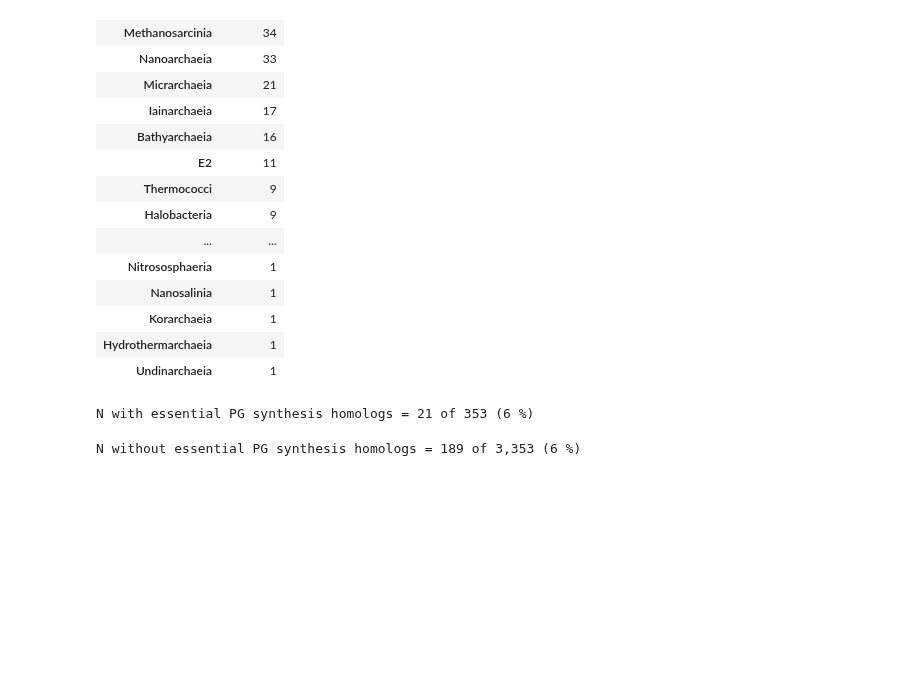
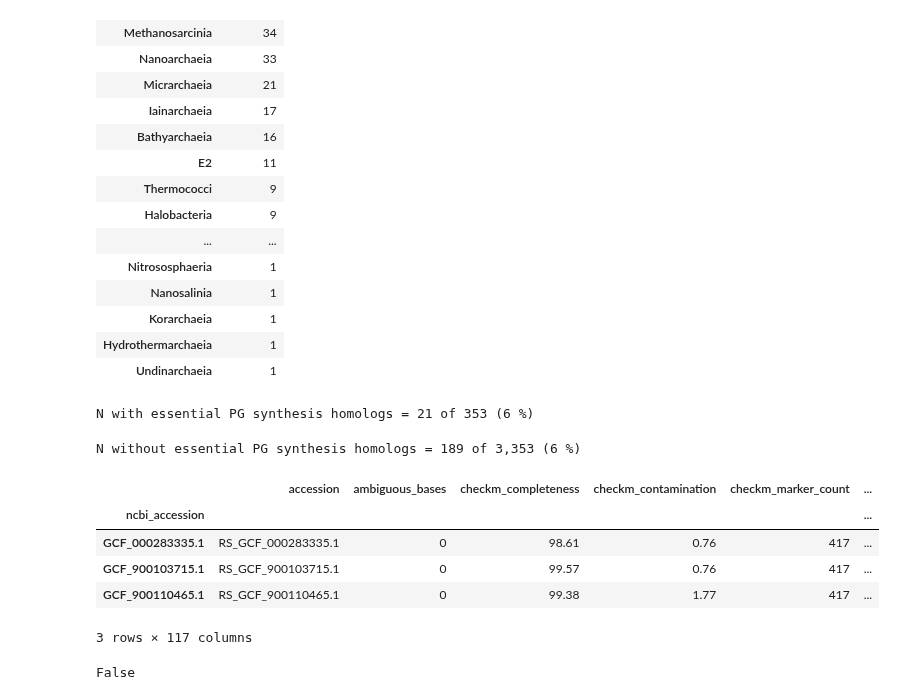
Before and after one commit to srom/archaea-vs-bacteria, a Jupyter notebook: notebook/pg_synthesis_pathways.ipynb, the cells around one changed output. Cells and saved outputs as stored; diff of their text form; code cells hidden in the pictures; blank space fills up the shorter version.

```diff
--- a/notebook/pg_synthesis_pathways.ipynb
+++ b/notebook/pg_synthesis_pathways.ipynb
@@ -276,3 +280,16 @@ p = 100 * n_without_essential / n_all_without_essentials
 print(f'N without essential PG synthesis homologs = {n_without_essential:,} of {n_all_without_essentials:,} ({p:.0f} %)')
 # %% [output]
 N without essential PG synthesis homologs = 189 of 3,353 (6 %)
+# %%
+gtdb_metadata[gtdb_metadata['gtdb_genus'] == 'Halogranum']
+# %% [output]
+|  | accession | ambiguous_bases | checkm_completeness | checkm_contamination | checkm_marker_count | ... |
+| ncbi_accession |  |  |  |  |  | ... |
+| GCF_000283335.1 | RS_GCF_000283335.1 | 0 | 98.61 | 0.76 | 417 | ... |
+| GCF_900103715.1 | RS_GCF_900103715.1 | 0 | 99.57 | 0.76 | 417 | ... |
+| GCF_900110465.1 | RS_GCF_900110465.1 | 0 | 99.38 | 1.77 | 417 | ... |
+3 rows × 117 columns
+# %%
+'GCF_000283335.1' in accession_with_all_essential_hits
+# %% [output]
+False
```
Also changed, not shown: parts of 1 cell of this notebook.
